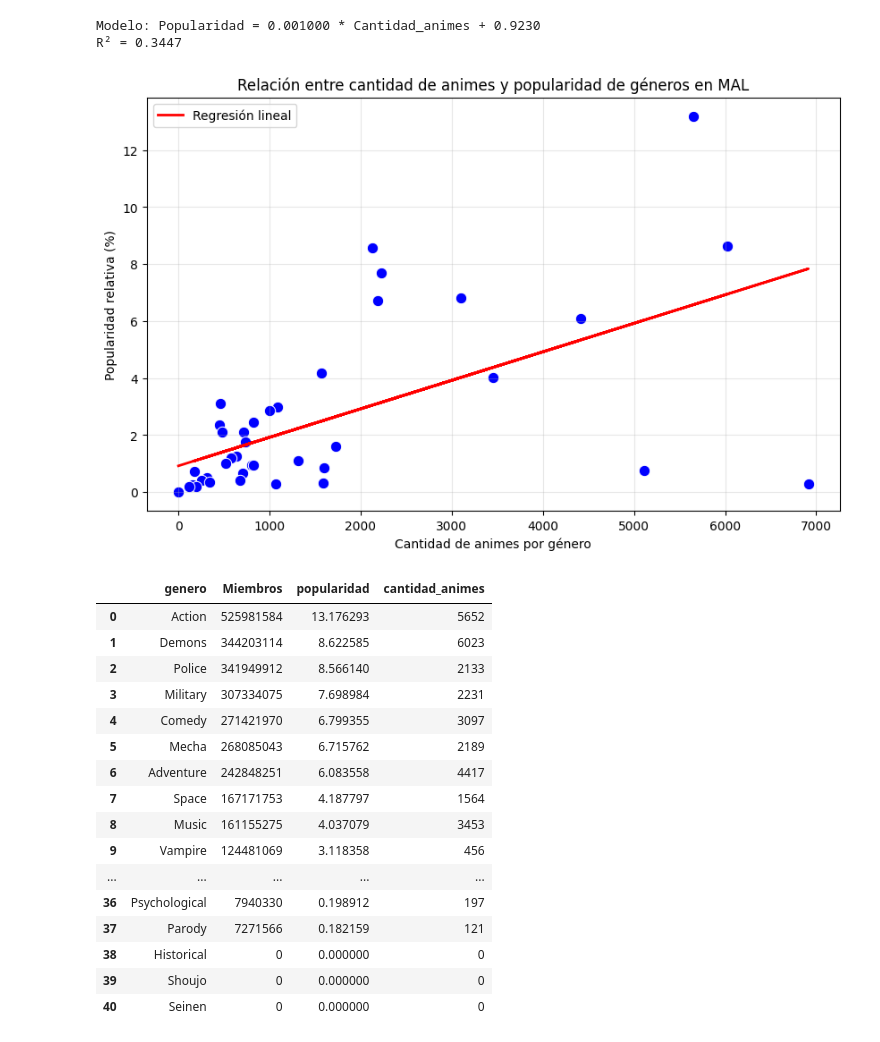
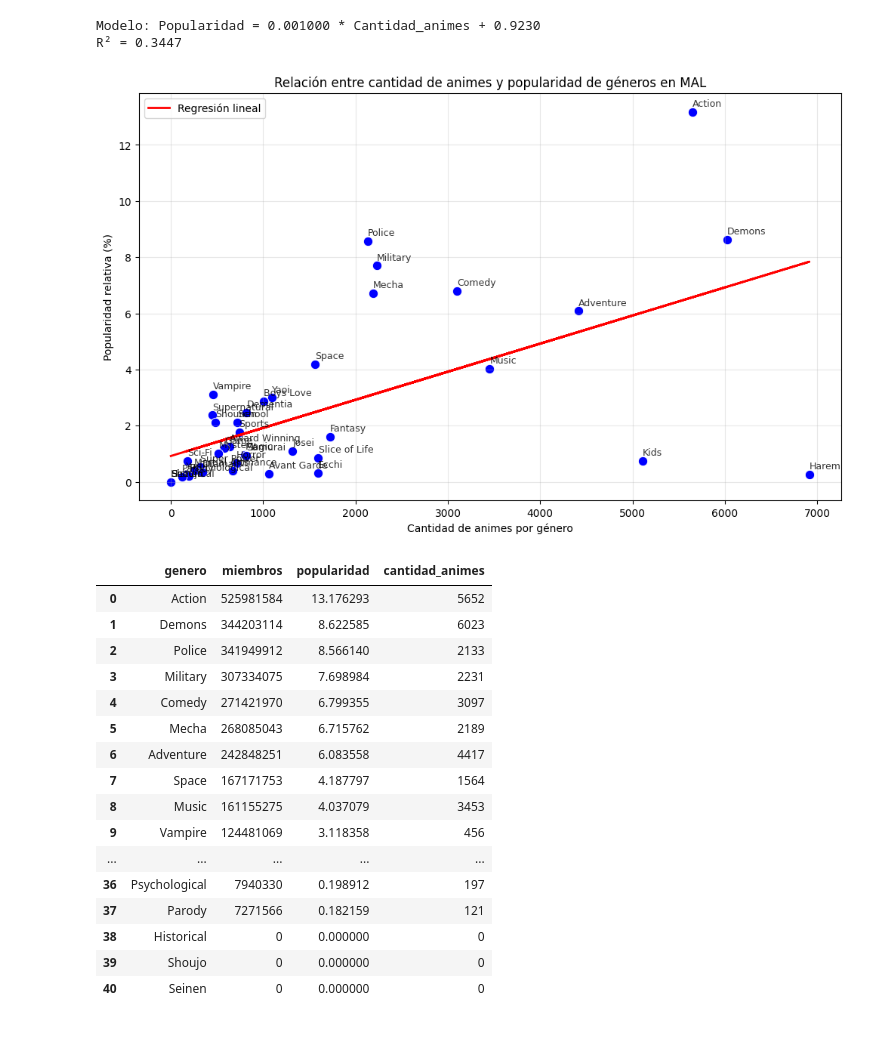
Before and after one commit to SSParzival/Proyecto-Infovis, a Jupyter notebook: Entrega 1/popularidad.ipynb, the cells around one changed output. Saved outputs shown, nothing was run; the diff lists cells and outputs as text; code cells hidden in the pictures.

```diff
--- a/Entrega 1/popularidad.ipynb
+++ b/Entrega 1/popularidad.ipynb
@@ -200,6 +198,8 @@ df_sorted.head(10)
 | 7 | Space | 167171753 | 4.187797 | 1564 |
 | 8 | Music | 161155275 | 4.037079 | 3453 |
 | 9 | Vampire | 124481069 | 3.118358 | 456 |
+# %%
+df_pop.rename(columns={"Miembros": "miembros"}, inplace=True)
 # %%
 # Sumar los valores de la columna "popularidad"
 total_popularidad = df_sorted["popularidad"].sum()
@@ -230,30 +230,41 @@ print(f"R² = {r2:.4f}")
 Modelo: Popularidad = 0.001000 * Cantidad_animes + 0.9230
 R² = 0.3447
 # %%
-plt.figure(figsize=(10, 6))
+plt.figure(figsize=(12, 7))
 sns.scatterplot(x="cantidad_animes", y="popularidad", data=df_pop, s=80, color="blue")
 
+# Línea de regresión
 plt.plot(
     df_pop["cantidad_animes"],
     y_pred,
     color="red",
     linewidth=2,
     label="Regresión lineal",
 )
 
+# Etiquetas en cada punto
+for i in range(len(df_pop)):
+    plt.text(
+        df_pop["cantidad_animes"].iloc[i] + 0.5,   # desplazamiento horizontal
+        df_pop["popularidad"].iloc[i] + 0.2,       # desplazamiento vertical
+        df_pop["genero"].iloc[i],                  # nombre a mostrar
+        fontsize=9,
+        alpha=0.8
+    )
+
 plt.xlabel("Cantidad de animes por género")
 plt.ylabel("Popularidad relativa (%)")
 plt.title("Relación entre cantidad de animes y popularidad de géneros en MAL")
 plt.legend()
 plt.grid(alpha=0.3)
 plt.show()
 # %% [output]
-[figure, old version]
+[figure, new version]
 # %%
 df_pop.to_pickle("df_popularidad.pkl")
 df_pop.sort_values("popularidad", ascending=False)
 # %% [output]
-|  | genero | Miembros | popularidad | cantidad_animes |
+|  | genero | miembros | popularidad | cantidad_animes |
 | 0 | Action | 525981584 | 13.176293 | 5652 |
 | 1 | Demons | 344203114 | 8.622585 | 6023 |
 | 2 | Police | 341949912 | 8.566140 | 2133 |
```
Also changed, not shown: parts of 1 cell of this notebook, 3 other files.
